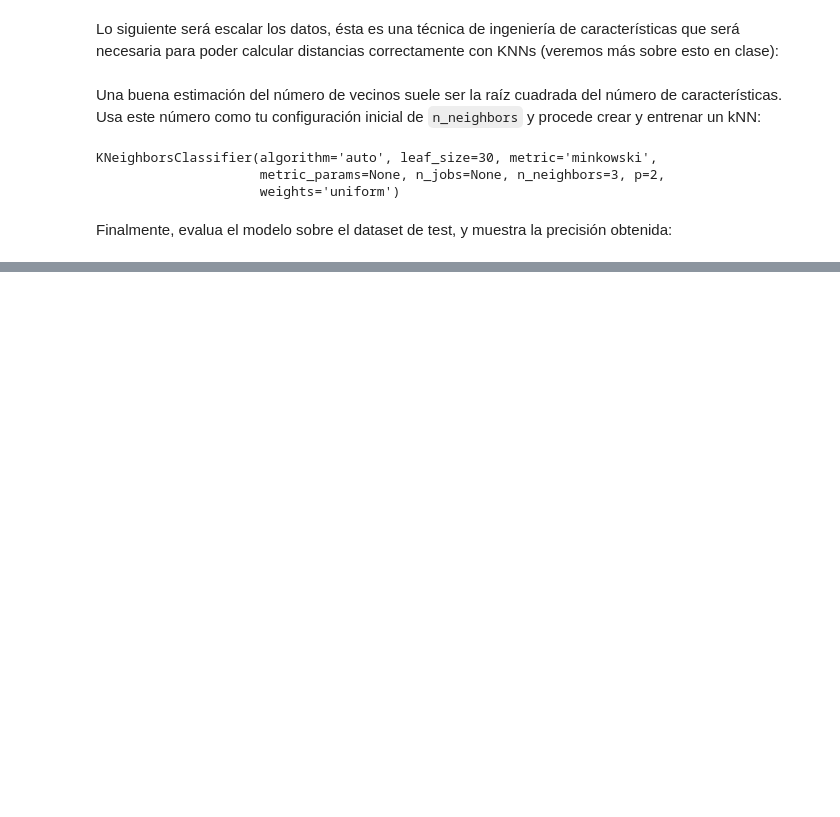
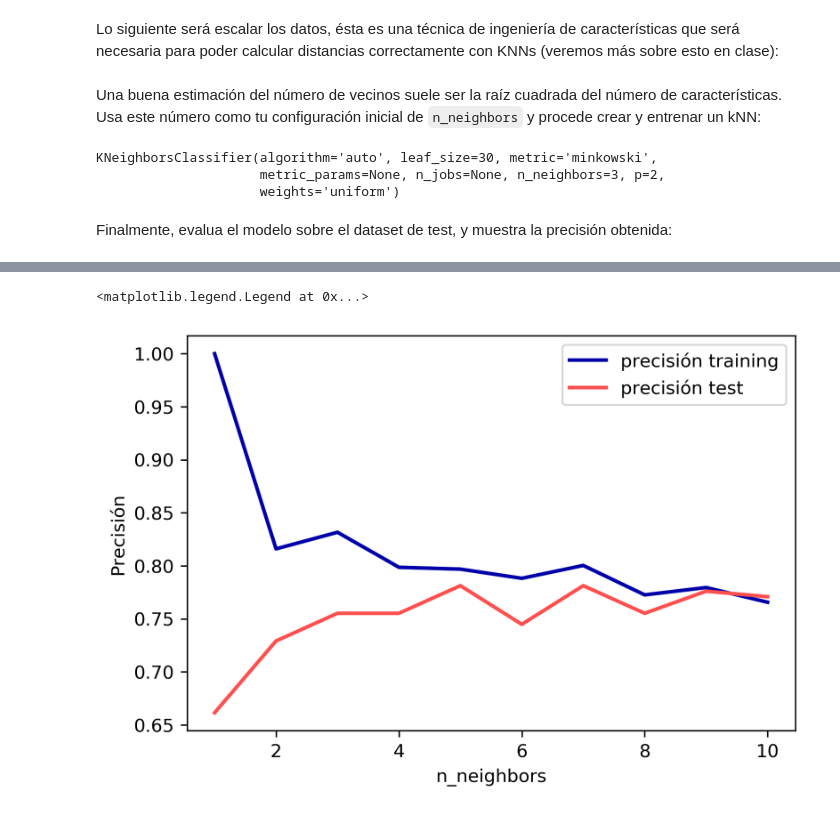
Before and after one commit to martaarozarena/kschool-supervised-learning, a Jupyter notebook: kNNs_Exercise.ipynb, the cells around one changed output, grey strips where cells are left out. Cells and saved outputs as stored; diff of their text form; code cells hidden in the pictures; blank space fills up the shorter version.

```diff
--- a/kNNs_Exercise.ipynb
+++ b/kNNs_Exercise.ipynb
@@ -196,0 +201,24 @@ cls.score(X_test, y_test)
+# %%
+training_accuracy = []
+test_accuracy = []
+# Probamos n_neighbors de 1 a 10
+neighbors_settings = range(1, 11)
+
+for n_neighbors in neighbors_settings:
+    # Construimos el modelo
+    cls = KNeighborsClassifier(n_neighbors=n_neighbors)
+    cls.fit(X_train, y_train)
+    # Guardamos la precisión del training set
+    training_accuracy.append(cls.score(X_train, y_train))
+    # Guardamos la precisión de testing set (generalización)
+    test_accuracy.append(cls.score(X_test, y_test))
+
+plt.plot(neighbors_settings,
+         training_accuracy, label="precisión training")
+plt.plot(neighbors_settings, test_accuracy, label="precisión test")
+plt.ylabel("Precisión")
+plt.xlabel("n_neighbors")
+plt.legend()
+# %% [output]
+<matplotlib.legend.Legend at 0x...>
+[figure, added]
```
Also changed, not shown: parts of 7 cells of this notebook, 1 other file.
